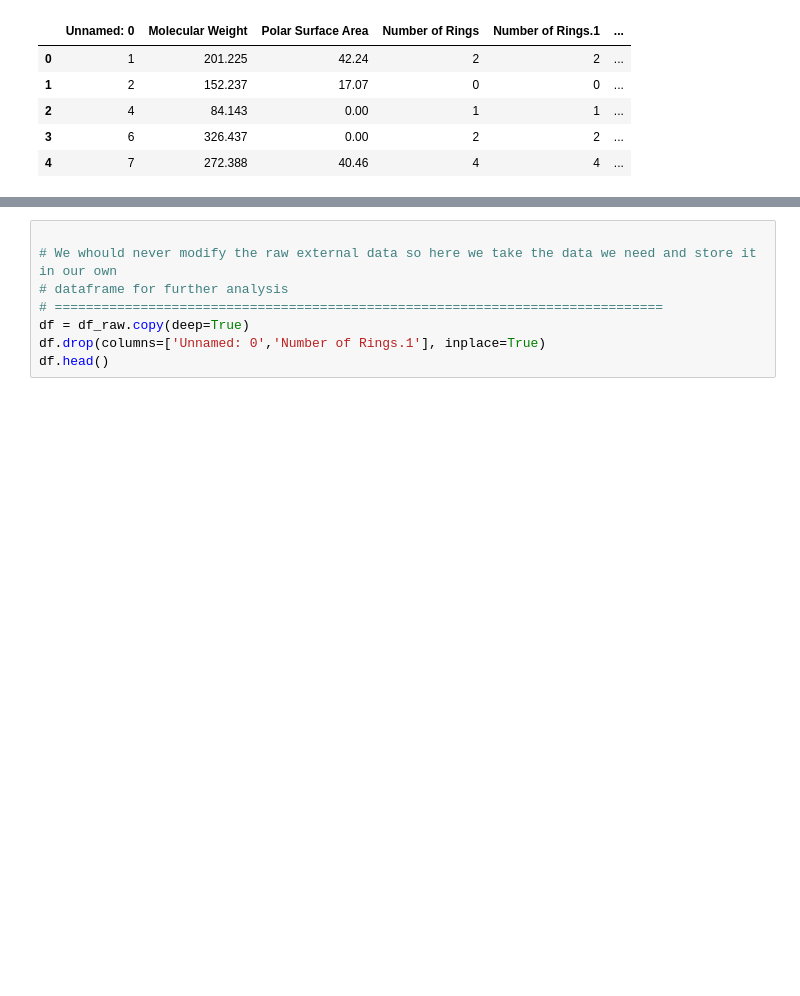
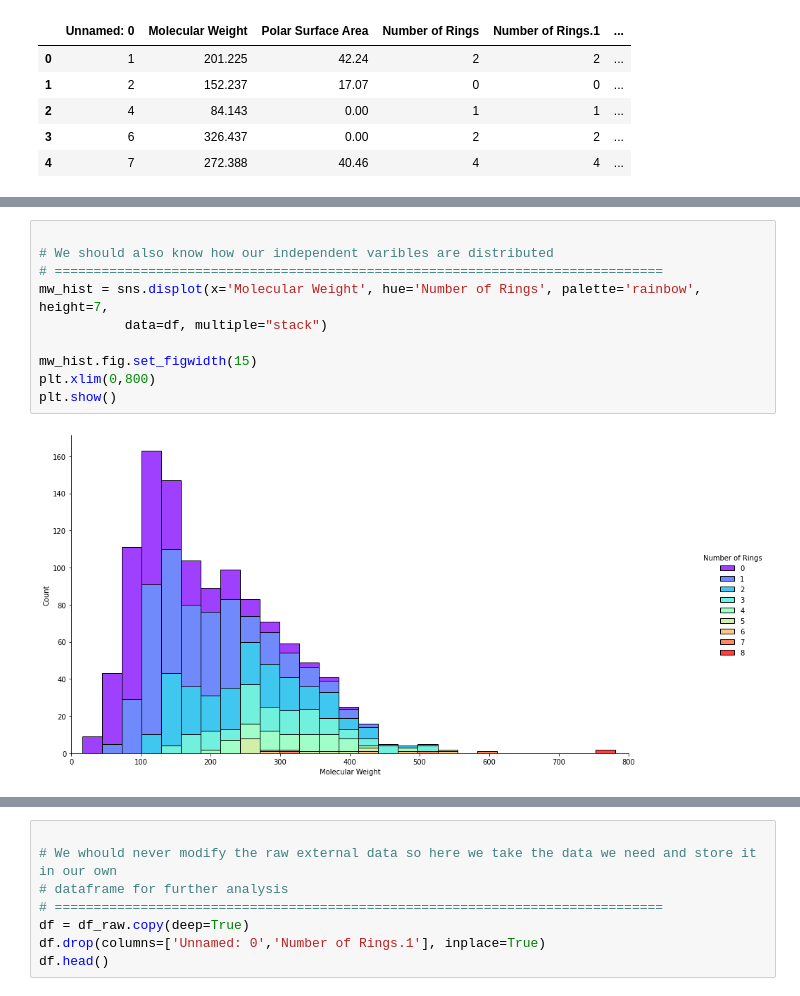
Before and after one commit to RigelAlgebar/RIIA-CHEMICAL-GNN, a Jupyter notebook: notebooks/01-Intro.ipynb, the cells around one changed output, grey strips where cells are left out. Drawn from its saved outputs; the diff is of its cells as text; blank space fills up the shorter version.

```diff
--- a/notebooks/01-Intro.ipynb
+++ b/notebooks/01-Intro.ipynb
@@ -213,0 +289,12 @@ df_raw.describe()
+# %%
+
+# We should also know how our independent varibles are distributed
+# ==============================================================================
+mw_hist = sns.displot(x='Molecular Weight', hue='Number of Rings', palette='rainbow', height=7,
+           data=df, multiple="stack")
+
+mw_hist.fig.set_figwidth(15)
+plt.xlim(0,800)
+plt.show()
+# %% [output]
+[figure, added]
```
Also changed, not shown: parts of 12 cells of this notebook.
